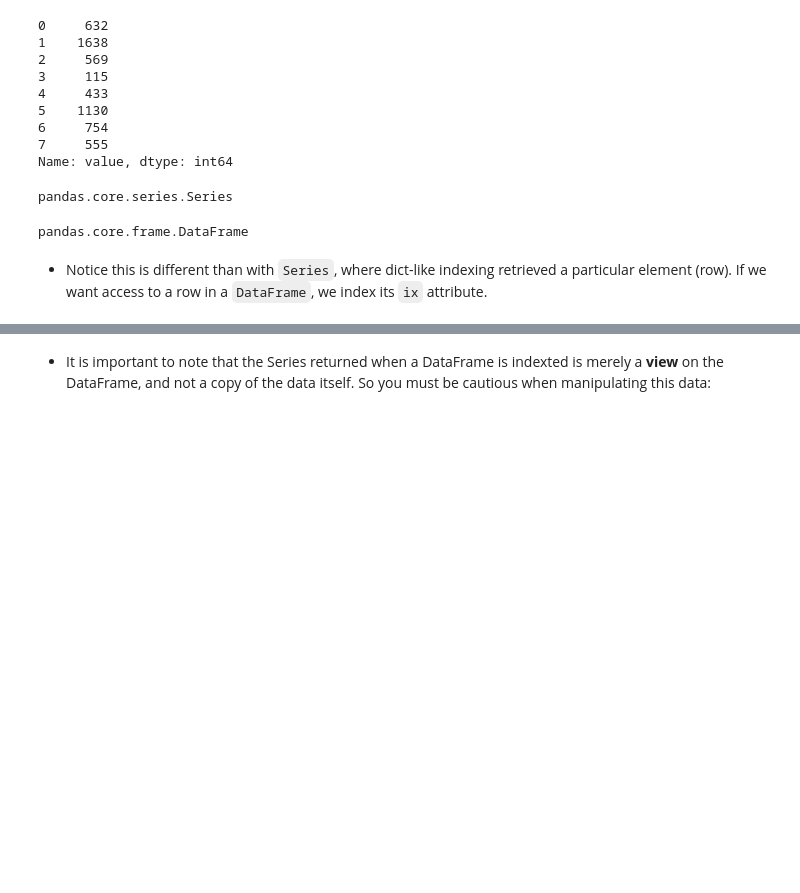
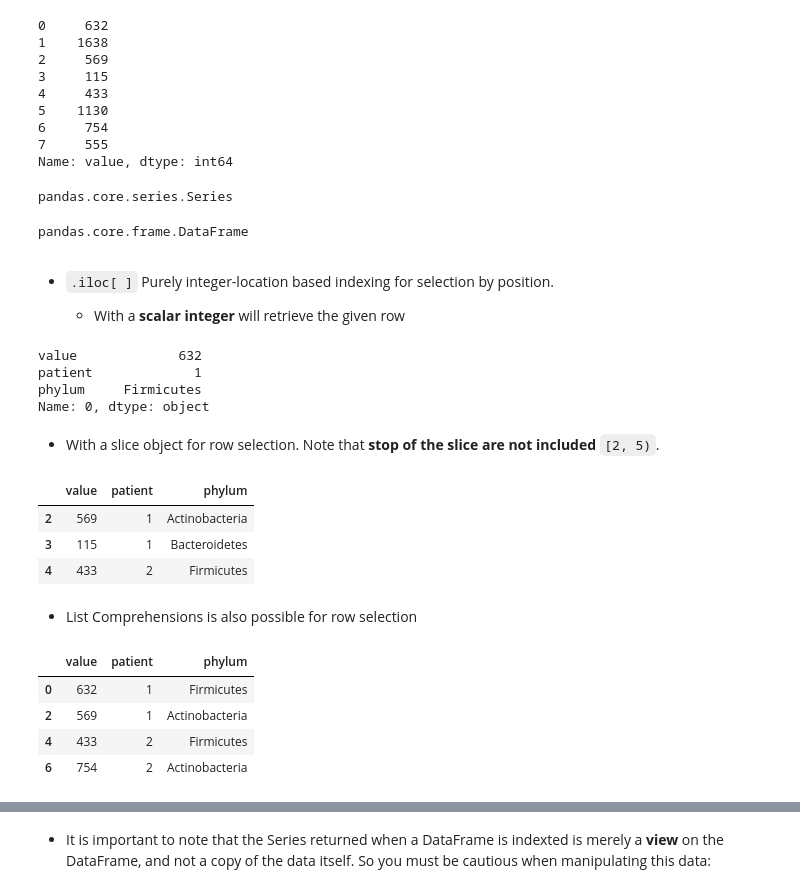
Before and after one commit to feng-li/Python-for-Statisticians-and-Economists, a Jupyter notebook: P02-Python-Data-Structures/L02.2-Data-Wrangling-with-Pandas.ipynb, the cells around one changed output, grey strips where cells are left out. Saved outputs shown, nothing was run; the diff lists cells and outputs as text; code cells hidden in the pictures; blank space fills up the shorter version.

```diff
--- a/P02-Python-Data-Structures/L02.2-Data-Wrangling-with-Pandas.ipynb
+++ b/P02-Python-Data-Structures/L02.2-Data-Wrangling-with-Pandas.ipynb
@@ -178,7 +190,8 @@ A `DataFrame` is a tabular data structure, encapsulating multiple series like co
 data = pd.DataFrame({'value':[632, 1638, 569, 115, 433, 1130, 754, 555],
                      'patient':[1, 1, 1, 1, 2, 2, 2, 2],
                      'phylum':['Firmicutes', 'Proteobacteria', 'Actinobacteria',
-    'Bacteroidetes', 'Firmicutes', 'Proteobacteria', 'Actinobacteria', 'Bacteroidetes']})
+                               'Bacteroidetes', 'Firmicutes', 'Proteobacteria',
+                               'Actinobacteria', 'Bacteroidetes']})
 data
 # %% [output]
 |  | value | patient | phylum |
@@ -244,5 +259,33 @@ pandas.core.series.Series
 type(data[['value']])
 # %% [output]
 pandas.core.frame.DataFrame
-# %% [markdown]
-- Notice this is different than with `Series`, where dict-like indexing retrieved a particular element (row). If we want access to a row in a `DataFrame`, we index its `ix` attribute.
+# %% [markdown]
+- `.iloc[ ]` Purely integer-location based indexing for selection by position.
+
+    - With a **scalar integer** will retrieve the given row
+# %%
+data.iloc[0]
+# %% [output]
+value             632
+patient             1
+phylum     Firmicutes
+Name: 0, dtype: object
+# %% [markdown]
+- With a slice object for row selection. Note that **stop of the slice are not included** `[2, 5)`.
+# %%
+data.iloc[2:5]
+# %% [output]
+|  | value | patient | phylum |
+| 2 | 569 | 1 | Actinobacteria |
+| 3 | 115 | 1 | Bacteroidetes |
+| 4 | 433 | 2 | Firmicutes |
+# %% [markdown]
+- List Comprehensions is also possible for row selection
+# %%
+data.iloc[lambda x: x.index % 2 == 0]
+# %% [output]
+|  | value | patient | phylum |
+| 0 | 632 | 1 | Firmicutes |
+| 2 | 569 | 1 | Actinobacteria |
+| 4 | 433 | 2 | Firmicutes |
+| 6 | 754 | 2 | Actinobacteria |
```
Also changed, not shown: parts of 255 cells of this notebook, 34 other files.
